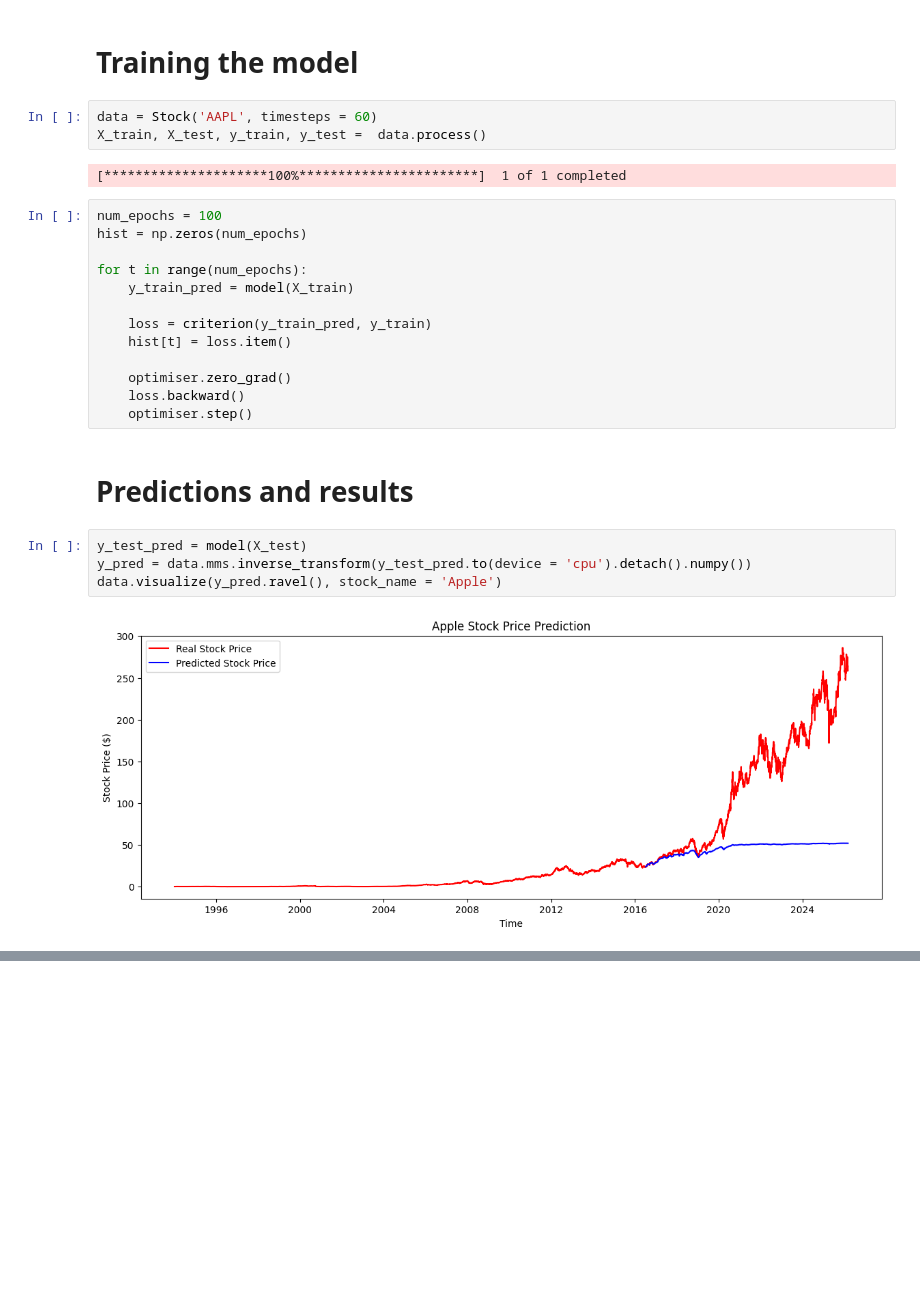
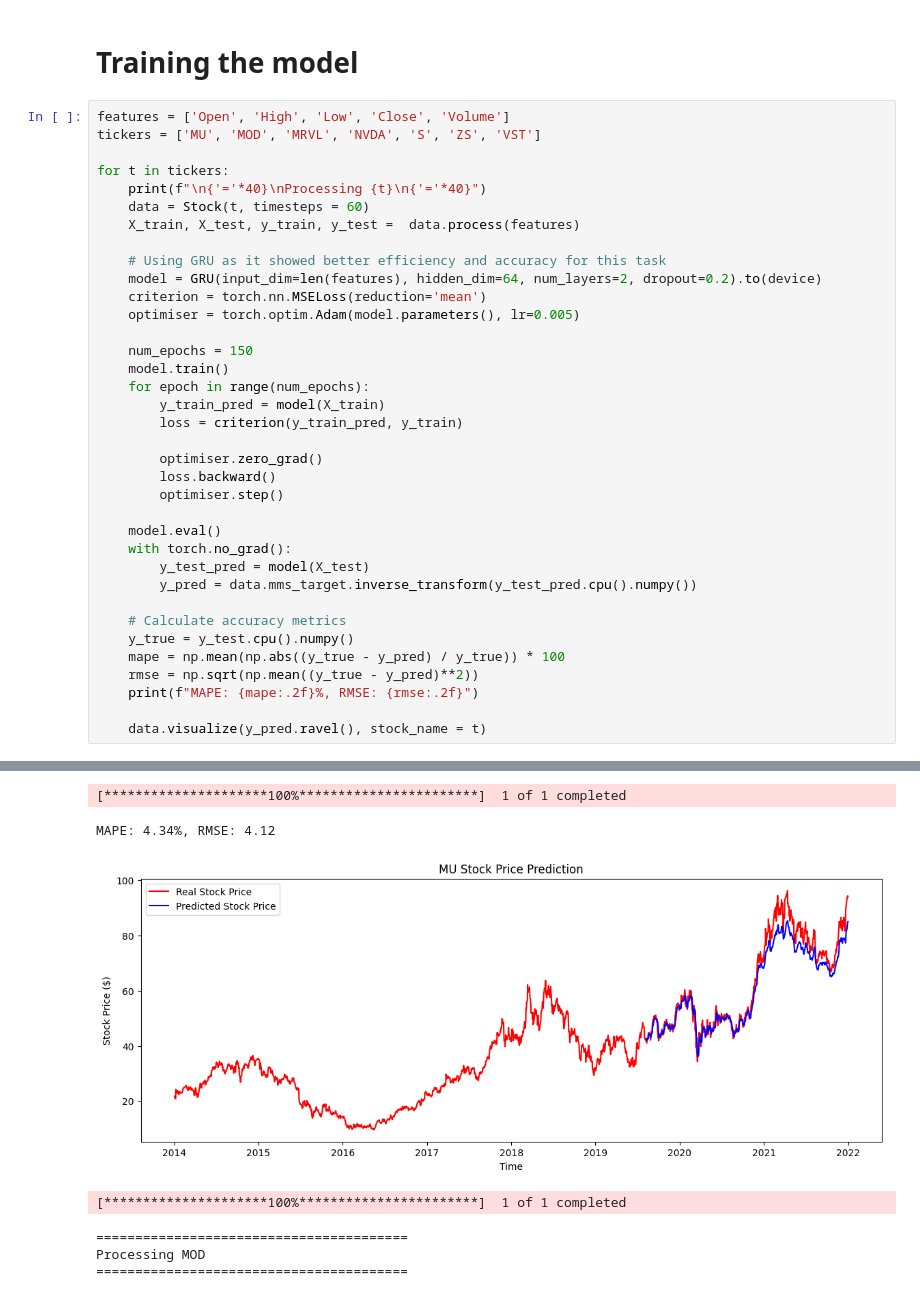
Before and after one commit to PrettyCharity/Machine_Learning_Practice, a Jupyter notebook: Deep Learning/Recurrent Neural Networks/LSTM Financial Data prediction - Pytorch.ipynb, the cells around one changed output, grey strips where cells are left out. Saved outputs shown, nothing was run; the diff lists cells and outputs as text; blank space fills up the shorter version.

```diff
--- a/Deep Learning/Recurrent Neural Networks/LSTM Financial Data prediction - Pytorch.ipynb
+++ b/Deep Learning/Recurrent Neural Networks/LSTM Financial Data prediction - Pytorch.ipynb
@@ -138,28 +151,39 @@ optimiser = torch.optim.Adam(model.parameters(), lr=0.01)
 # %% [markdown]
 # Training the model
-# %%
-data = Stock('AAPL', timesteps = 60)
-X_train, X_test, y_train, y_test =  data.process()
-# %% [output]
-[*********************100%***********************]  1 of 1 completed
-# %%
-num_epochs = 100
-hist = np.zeros(num_epochs)
-
-for t in range(num_epochs):
-    y_train_pred = model(X_train)
-
-    loss = criterion(y_train_pred, y_train)
-    hist[t] = loss.item()
-
-    optimiser.zero_grad()
-    loss.backward()
-    optimiser.step()
-# %% [markdown]
-# Predictions and results
-# %%
-y_test_pred = model(X_test)
-y_pred = data.mms.inverse_transform(y_test_pred.to(device = 'cpu').detach().numpy())
-data.visualize(y_pred.ravel(), stock_name = 'Apple')
-# %% [output]
-[figure, removed]
+# %%
+features = ['Open', 'High', 'Low', 'Close', 'Volume']
+tickers = ['MU', 'MOD', 'MRVL', 'NVDA', 'S', 'ZS', 'VST']
+
+for t in tickers:
+    print(f"\n{'='*40}\nProcessing {t}\n{'='*40}")
+    data = Stock(t, timesteps = 60)
+    X_train, X_test, y_train, y_test =  data.process(features)
+
+    # Using GRU as it showed better efficiency and accuracy for this task
+    model = GRU(input_dim=len(features), hidden_dim=64, num_layers=2, dropout=0.2).to(device)
+    criterion = torch.nn.MSELoss(reduction='mean')
+    optimiser = torch.optim.Adam(model.parameters(), lr=0.005)
+
+    num_epochs = 150
+    model.train()
+    for epoch in range(num_epochs):
+        y_train_pred = model(X_train)
+        loss = criterion(y_train_pred, y_train)
+
+        optimiser.zero_grad()
+        loss.backward()
+        optimiser.step()
+
+    model.eval()
+    with torch.no_grad():
+        y_test_pred = model(X_test)
+        y_pred = data.mms_target.inverse_transform(y_test_pred.cpu().numpy())
+
+    # Calculate accuracy metrics
+    y_true = y_test.cpu().numpy()
+    mape = np.mean(np.abs((y_true - y_pred) / y_true)) * 100
+    rmse = np.sqrt(np.mean((y_true - y_pred)**2))
+    print(f"MAPE: {mape:.2f}%, RMSE: {rmse:.2f}")
+
+    data.visualize(y_pred.ravel(), stock_name = t)
+# %% [output]
@@ -165,0 +193,7 @@ data.visualize(y_pred.ravel(), stock_name = 'Apple')
+[*********************100%***********************]  1 of 1 completed
+MAPE: 4.34%, RMSE: 4.12
+[figure, added]
+[*********************100%***********************]  1 of 1 completed
+========================================
+Processing MOD
+========================================
```
Also changed, not shown: parts of 3 cells of this notebook.
